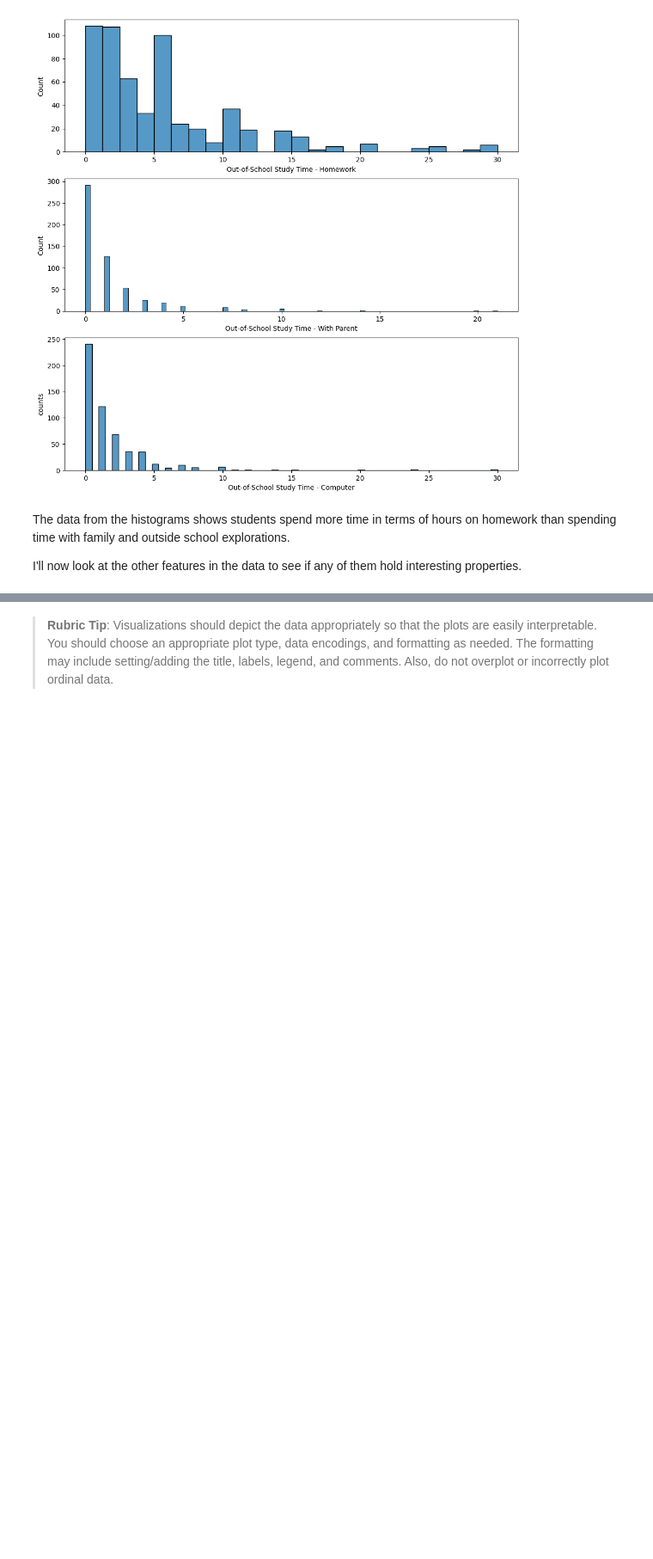
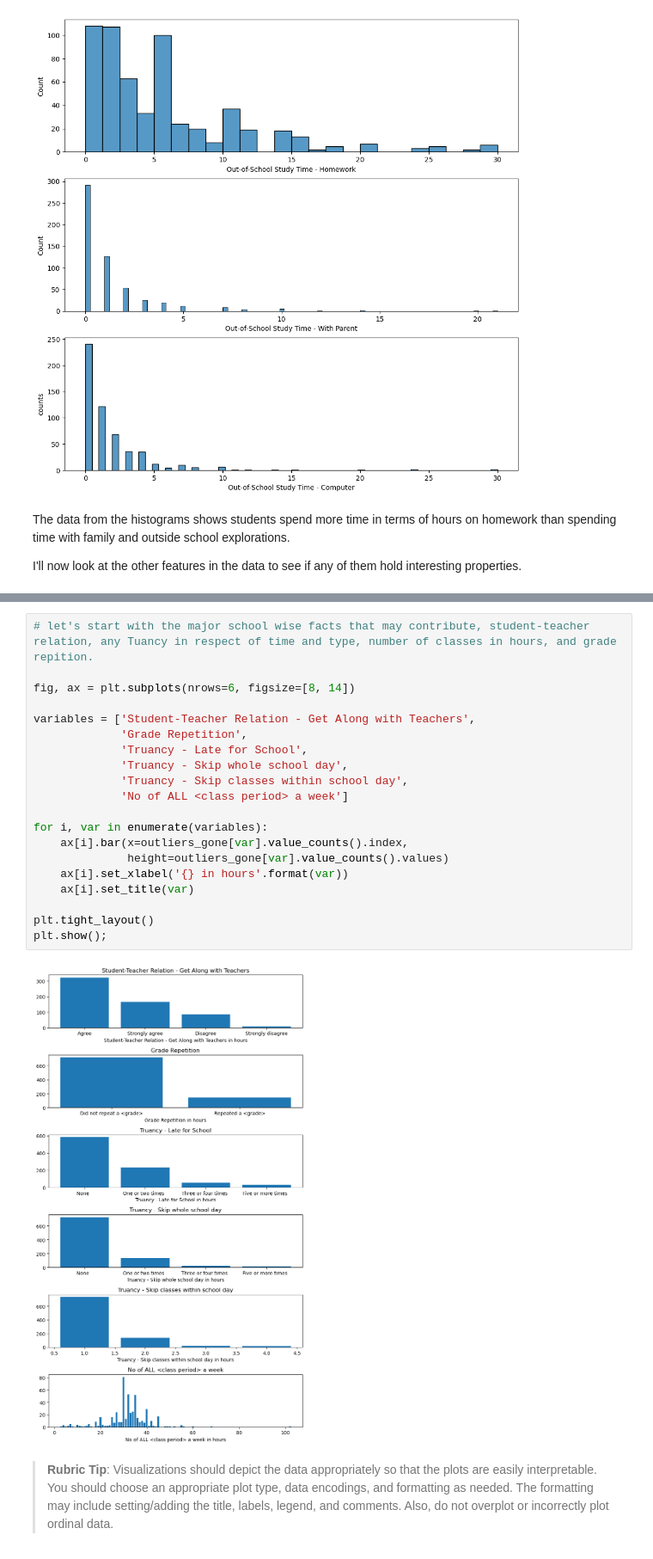
Before and after one commit to henanhasan/visualization_project, a Jupyter notebook: Part_I_exploration.ipynb, the cells around one changed output, grey strips where cells are left out. Shown at 86% size. Drawn from its saved outputs; the diff is of its cells as text; blank space fills up the shorter version.

```diff
--- a/Part_I_exploration.ipynb
+++ b/Part_I_exploration.ipynb
@@ -363,3 +370,25 @@ plt.show()
+# %%
+# let's start with the major school wise facts that may contribute, student-teacher relation, any Tuancy in respect of time and type, number of classes in hours, and grade repition.
+
+fig, ax = plt.subplots(nrows=6, figsize=[8, 14])
+
+variables = ['Student-Teacher Relation - Get Along with Teachers',
+             'Grade Repetition',
+             'Truancy - Late for School',
+             'Truancy - Skip whole school day',
+             'Truancy - Skip classes within school day',
+             'No of ALL <class period> a week']
+
+for i, var in enumerate(variables):
+    ax[i].bar(x=outliers_gone[var].value_counts().index,
+              height=outliers_gone[var].value_counts().values)
+    ax[i].set_xlabel('{} in hours'.format(var))
+    ax[i].set_title(var)
+
+plt.tight_layout()
+plt.show();
+# %% [output]
+[figure, added]
 # %% [markdown]
 
 
```
Also changed, not shown: parts of 4 cells of this notebook, 1 other file.
